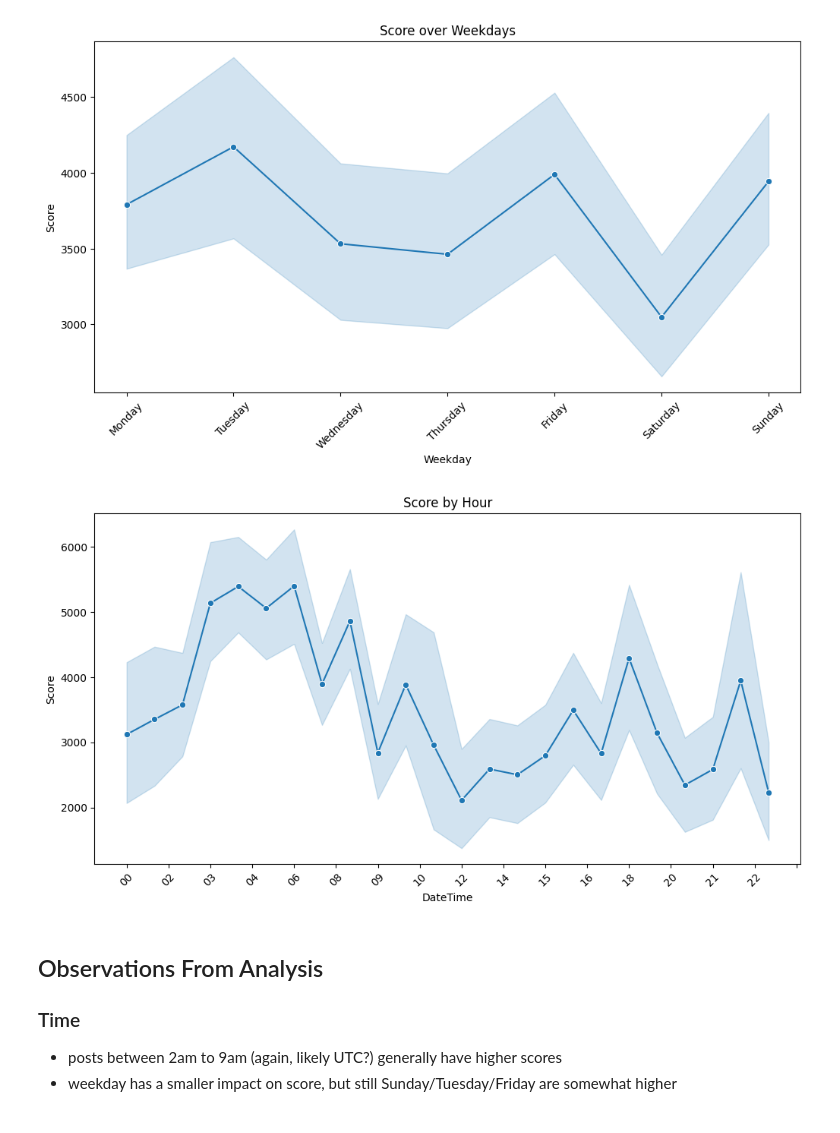
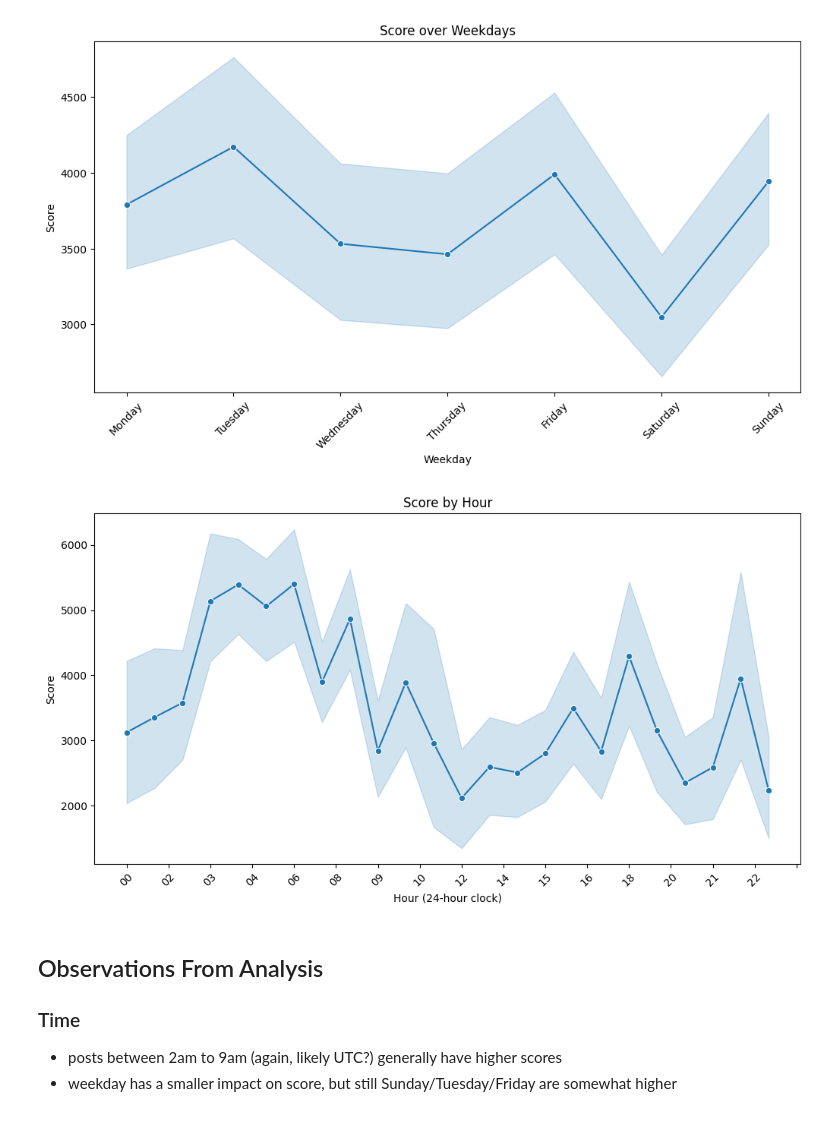
Before and after one commit to dasturge/Darrick-takehome, a Jupyter notebook: eda.ipynb, the cells around one changed output. Saved outputs shown, nothing was run; the diff lists cells and outputs as text; code cells hidden in the pictures.

```diff
--- a/eda.ipynb
+++ b/eda.ipynb
@@ -195,19 +199,19 @@ plt.show()
 # %%
 # create a sorted dataframe
 df = df.sort_values(by="hour")
 
 plt.figure(figsize=(12, 6))
 sns.lineplot(x="hour", y="score", data=df, marker="o")
 plt.title("Score by Hour")
-plt.xlabel("DateTime")
+plt.xlabel("Hour (24-hour clock)")
 plt.ylabel("Score")
 plt.xticks(rotation=45)
 # Put 24 ticks on the x axis
 ax = plt.gca()
 ax.xaxis.set_major_locator(plt.MaxNLocator(24))
 plt.show()
 # %% [output]
-[figure, old version]
+[figure, new version]
 # %% [markdown]
 ## Observations From Analysis
 
```
Also changed, not shown: parts of 5 cells of this notebook.
